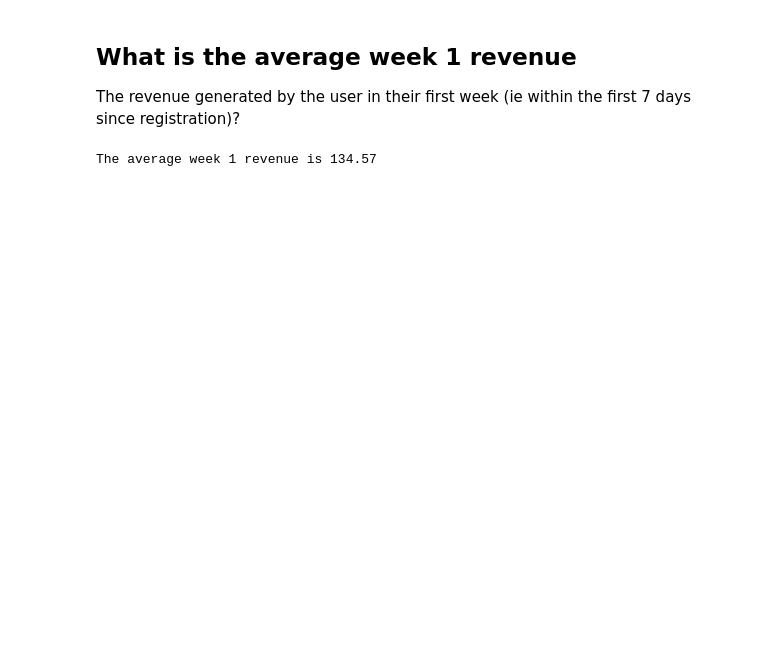
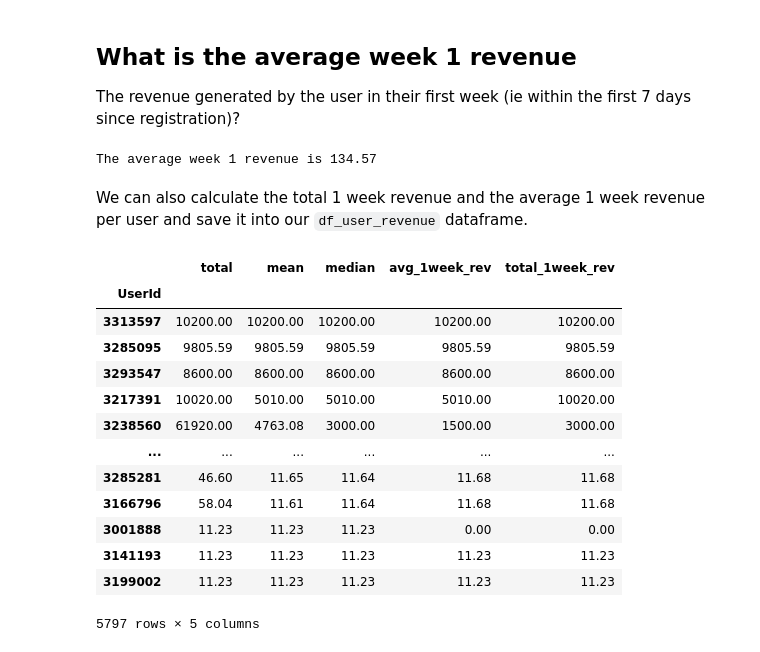
Before and after one commit to nateraluis/systemiq-test, a Jupyter notebook: notebooks/01-LN-Data_exploration.ipynb, the cells around one changed output. Drawn from its saved outputs; the diff is of its cells as text; code cells hidden in the pictures; blank space fills up the shorter version.

Commit message:
Data processing, when merged close #1

```diff
--- a/notebooks/01-LN-Data_exploration.ipynb
+++ b/notebooks/01-LN-Data_exploration.ipynb
@@ -130,3 +153,27 @@ avg_week_rev = df[df['days_since_reg'] < pd.Timedelta(8, unit='days')]['Revenue'
 print(f'The average week 1 revenue is {avg_week_rev}')
 # %% [output]
 The average week 1 revenue is 134.57
+# %% [markdown]
+We can also calculate the total 1 week revenue and the average 1 week revenue per user and save it into our `df_user_revenue` dataframe.
+# %%
+df_ = pd.DataFrame(df[df['days_since_reg'] < pd.Timedelta(8, unit='days')].groupby('UserId')['Revenue'].mean()).rename(columns={'Revenue':'avg_1week_rev'})
+df_user_revenue = df_user_revenue.merge(df_,left_index=True,right_index=True,how='outer').fillna(0,axis=1)
+df_ = pd.DataFrame(df[df['days_since_reg'] < pd.Timedelta(8, unit='days')].groupby('UserId')['Revenue'].sum()).rename(columns={'Revenue':'total_1week_rev'})
+df_user_revenue = df_user_revenue.merge(df_,left_index=True,right_index=True,how='outer').fillna(0,axis=1)
+# %%
+df_user_revenue.sort_values(['mean','median'],ascending=False)
+# %% [output]
+|  | total | mean | median | avg_1week_rev | total_1week_rev |
+| UserId |  |  |  |  |  |
+| 3313597 | 10200.00 | 10200.00 | 10200.00 | 10200.00 | 10200.00 |
+| 3285095 | 9805.59 | 9805.59 | 9805.59 | 9805.59 | 9805.59 |
+| 3293547 | 8600.00 | 8600.00 | 8600.00 | 8600.00 | 8600.00 |
+| 3217391 | 10020.00 | 5010.00 | 5010.00 | 5010.00 | 10020.00 |
+| 3238560 | 61920.00 | 4763.08 | 3000.00 | 1500.00 | 3000.00 |
+| ... | ... | ... | ... | ... | ... |
+| 3285281 | 46.60 | 11.65 | 11.64 | 11.68 | 11.68 |
+| 3166796 | 58.04 | 11.61 | 11.64 | 11.68 | 11.68 |
+| 3001888 | 11.23 | 11.23 | 11.23 | 0.00 | 0.00 |
+| 3141193 | 11.23 | 11.23 | 11.23 | 11.23 | 11.23 |
+| 3199002 | 11.23 | 11.23 | 11.23 | 11.23 | 11.23 |
+5797 rows × 5 columns
```
Also changed, not shown: parts of 9 cells of this notebook, 2 other files.
